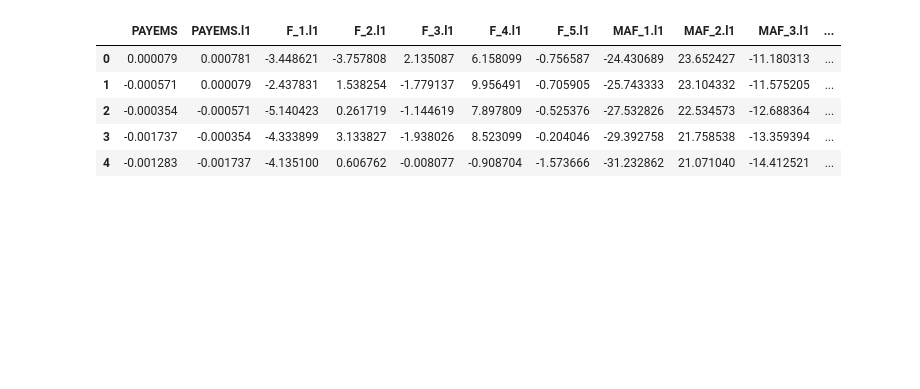
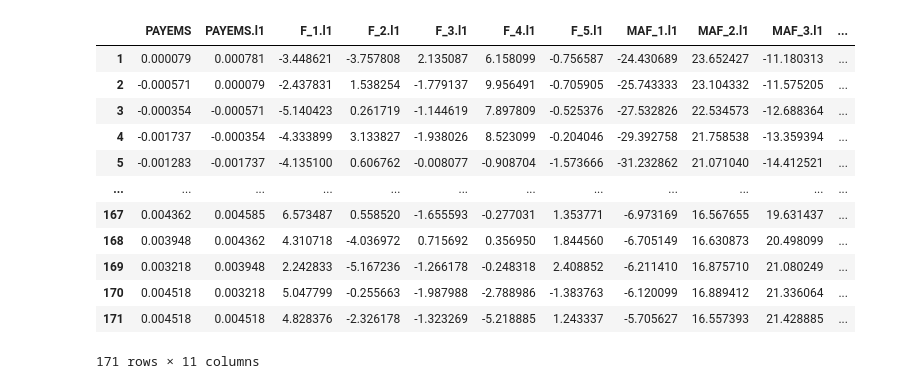
Before and after one commit to RyanLucas3/MacroRandomForest, a Jupyter notebook: Python/One-Step-Macro-Forecasting.ipynb, the cells around one changed output. Saved outputs shown, nothing was run; the diff lists cells and outputs as text; code cells hidden in the pictures; blank space fills up the shorter version.

```diff
--- a/Python/One-Step-Macro-Forecasting.ipynb
+++ b/Python/One-Step-Macro-Forecasting.ipynb
@@ -7,14 +7,23 @@ url='https://drive.google.com/file/d/1qYigHu6mygtmxceLTGACV206u7RQsopq/view?usp=
 url='https://drive.google.com/uc?id=' + url.split('/')[-2]
 df = pd.read_csv(url, index_col = "Unnamed: 0").reset_index(drop = True)
+# %%
+df = pd.read_csv("/Users/ryanlucas/Desktop/mat.csv", index_col = "Unnamed: 0")
 # %%
-df.head(5)
+df
 # %% [output]
 |  | PAYEMS | PAYEMS.l1 | F_1.l1 | F_2.l1 | F_3.l1 | F_4.l1 | F_5.l1 | MAF_1.l1 | MAF_2.l1 | MAF_3.l1 | ... |
-| 0 | 0.000079 | 0.000781 | -3.448621 | -3.757808 | 2.135087 | 6.158099 | -0.756587 | -24.430689 | 23.652427 | -11.180313 | ... |
-| 1 | -0.000571 | 0.000079 | -2.437831 | 1.538254 | -1.779137 | 9.956491 | -0.705905 | -25.743333 | 23.104332 | -11.575205 | ... |
-| 2 | -0.000354 | -0.000571 | -5.140423 | 0.261719 | -1.144619 | 7.897809 | -0.525376 | -27.532826 | 22.534573 | -12.688364 | ... |
-| 3 | -0.001737 | -0.000354 | -4.333899 | 3.133827 | -1.938026 | 8.523099 | -0.204046 | -29.392758 | 21.758538 | -13.359394 | ... |
-| 4 | -0.001283 | -0.001737 | -4.135100 | 0.606762 | -0.008077 | -0.908704 | -1.573666 | -31.232862 | 21.071040 | -14.412521 | ... |
+| 1 | 0.000079 | 0.000781 | -3.448621 | -3.757808 | 2.135087 | 6.158099 | -0.756587 | -24.430689 | 23.652427 | -11.180313 | ... |
+| 2 | -0.000571 | 0.000079 | -2.437831 | 1.538254 | -1.779137 | 9.956491 | -0.705905 | -25.743333 | 23.104332 | -11.575205 | ... |
+| 3 | -0.000354 | -0.000571 | -5.140423 | 0.261719 | -1.144619 | 7.897809 | -0.525376 | -27.532826 | 22.534573 | -12.688364 | ... |
+| 4 | -0.001737 | -0.000354 | -4.333899 | 3.133827 | -1.938026 | 8.523099 | -0.204046 | -29.392758 | 21.758538 | -13.359394 | ... |
+| 5 | -0.001283 | -0.001737 | -4.135100 | 0.606762 | -0.008077 | -0.908704 | -1.573666 | -31.232862 | 21.071040 | -14.412521 | ... |
+| ... | ... | ... | ... | ... | ... | ... | ... | ... | ... | ... | ... |
+| 167 | 0.004362 | 0.004585 | 6.573487 | 0.558520 | -1.655593 | -0.277031 | 1.353771 | -6.973169 | 16.567655 | 19.631437 | ... |
+| 168 | 0.003948 | 0.004362 | 4.310718 | -4.036972 | 0.715692 | 0.356950 | 1.844560 | -6.705149 | 16.630873 | 20.498099 | ... |
+| 169 | 0.003218 | 0.003948 | 2.242833 | -5.167236 | -1.266178 | -0.248318 | 2.408852 | -6.211410 | 16.875710 | 21.080249 | ... |
+| 170 | 0.004518 | 0.003218 | 5.047799 | -0.255663 | -1.987988 | -2.788986 | -1.383763 | -6.120099 | 16.889412 | 21.336064 | ... |
+| 171 | 0.004518 | 0.004518 | 4.828376 | -2.326178 | -1.323269 | -5.218885 | 1.243337 | -5.705627 | 16.557393 | 21.428885 | ... |
+171 rows × 11 columns
 # %%
 ### Dependent Variable
 my_var = "PAYEMS"
```
Also changed, not shown: parts of 6 cells of this notebook, 4 other files.
